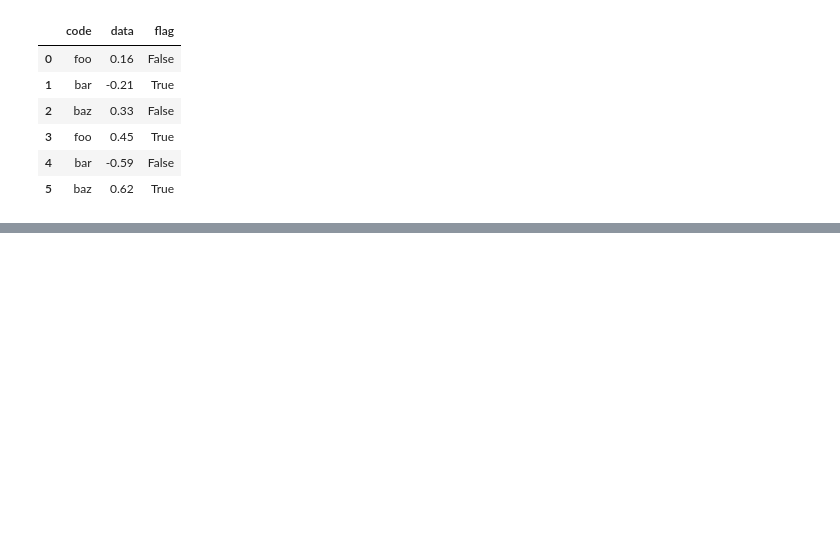
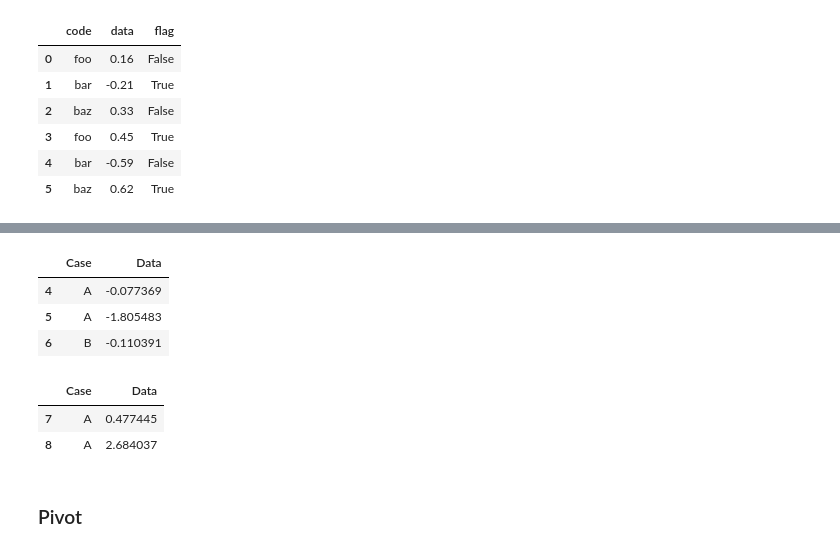
Before and after one commit to onlyabhilash/Feature-Engg, a Jupyter notebook: Pandas/Cooking.ipynb, the cells around one changed output, grey strips where cells are left out. Drawn from its saved outputs; the diff is of its cells as text; code cells hidden in the pictures; blank space fills up the shorter version.

```diff
--- a/Pandas/Cooking.ipynb
+++ b/Pandas/Cooking.ipynb
@@ -884,0 +928,15 @@ Name: A, dtype: int64
+# %%
+dfs[1]
+# %% [output]
+|  | Case | Data |
+| 4 | A | -0.077369 |
+| 5 | A | -1.805483 |
+| 6 | B | -0.110391 |
+# %%
+dfs[2]
+# %% [output]
+|  | Case | Data |
+| 7 | A | 0.477445 |
+| 8 | A | 2.684037 |
+# %% [markdown]
+### Pivot
```
Also changed, not shown: parts of 30 cells of this notebook.
